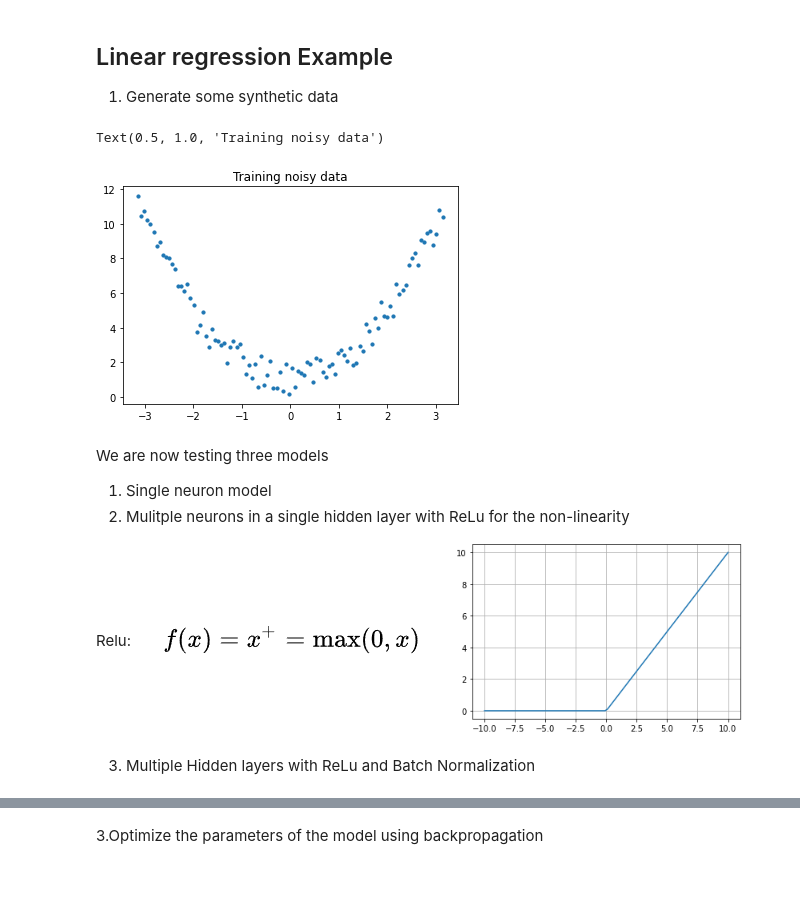
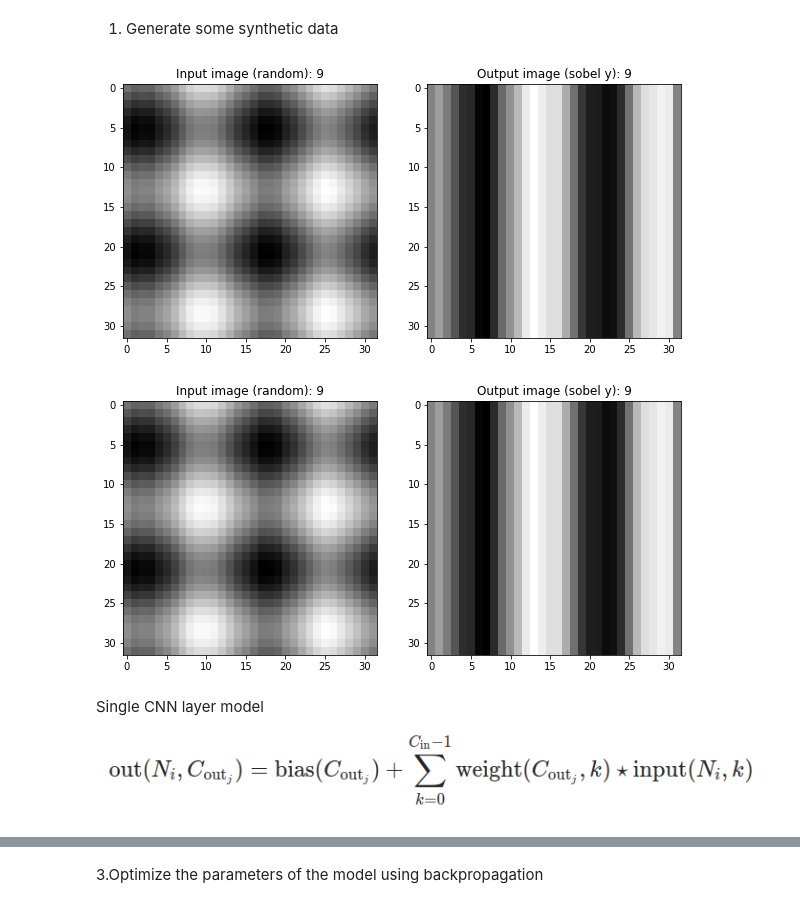
Before and after one commit to olmozavala/da_workshop_2022, a Jupyter notebook: 3_Hello_CNN.ipynb, the cells around one changed output, grey strips where cells are left out. Drawn from its saved outputs; the diff is of its cells as text; code cells hidden in the pictures; blank space fills up the shorter version.

```diff
--- a/3_Hello_CNN.ipynb
+++ b/3_Hello_CNN.ipynb
@@ -18,28 +49,37 @@ device = "cuda" if torch.cuda.is_available() else "cpu"
 # %% [markdown]
-## Linear regression Example
-
 1. Generate some synthetic data
 # %%
 # Create some synthetic data
-x = torch.linspace(-np.pi,np.pi,100)
-m = 2
-y = x**2 + torch.rand(x.shape)*2  # Quadratic
-# y = x**2 + np.sin(x) - 2*np.cos(3*x) + torch.rand(x.shape)*1  # Sine
+## Create syntethic data
+examples = 10000 # Total amount of examples
+grid_size = 32
+data = np.zeros((examples, grid_size, grid_size))
+x = np.linspace(0, 4*np.pi, grid_size)
+xx, yy = np.meshgrid(x,x)
 
-plt.scatter(x,y, s=10)
-plt.title("Training noisy data")
+X = np.array([np.sin(xx+np.random.rand(1)*grid_size) + np.sin(yy+np.random.rand(1)*grid_size) + .2*np.random.rand(grid_size) for i in range(examples)])
+Y = np.array([cv2.filter2D(src=x, ddepth=-1, kernel=sob_filter_y) for x in X])
+# Y = np.array([np.abs(cv2.filter2D(src=x, ddepth=-1, kernel=sob_filter_y) + cv2.filter2D(src=x, ddepth=-1, kernel=sob_filter_x)) for x in X])
+print(Y.shape)
+
+fig, axs = plt.subplots(1,2, figsize=(10,5))
+for i in range(10):
+    axs[0].cla()
+    axs[1].cla()
+    display.clear_output(wait =True)
+    axs[0].imshow(X[i,:,:], cmap='gray')
+    axs[0].set_title(f'Input image (random): {i}')
+    axs[1].imshow(Y[i,:,:],cmap='gray')
+    axs[1].set_title(f'Output image (sobel y): {i}')
+    plt.draw()
+    t.sleep(0.1)
+    display.display(plt.gcf())
+display.clear_output(wait =True)
 # %% [output]
-Text(0.5, 1.0, 'Training noisy data')
-[figure, old version]
+[figure, new version]
+[figure, added]
 # %% [markdown]
-We are now testing three models
-
-1. Single neuron model
-2. Mulitple neurons in a single hidden layer with ReLu for the non-linearity
-
-Relu: ![image.png](attachment:7bef1a69-563e-4a37-bf49-a57e5483d97f.png)
-<img src="attachment:519f00ce-731a-4314-af28-a9d8c46a34ea.png" width="300px"/>
-
-3. Multiple Hidden layers with ReLu and Batch Normalization
+Single CNN layer model
+![image.png](attachment:77191581-d49c-4597-93f3-5f3032148c28.png)
 # %%
 # Models are created by classes that inherit from Module
```
Also changed, not shown: parts of 7 cells of this notebook, 3 other files.
